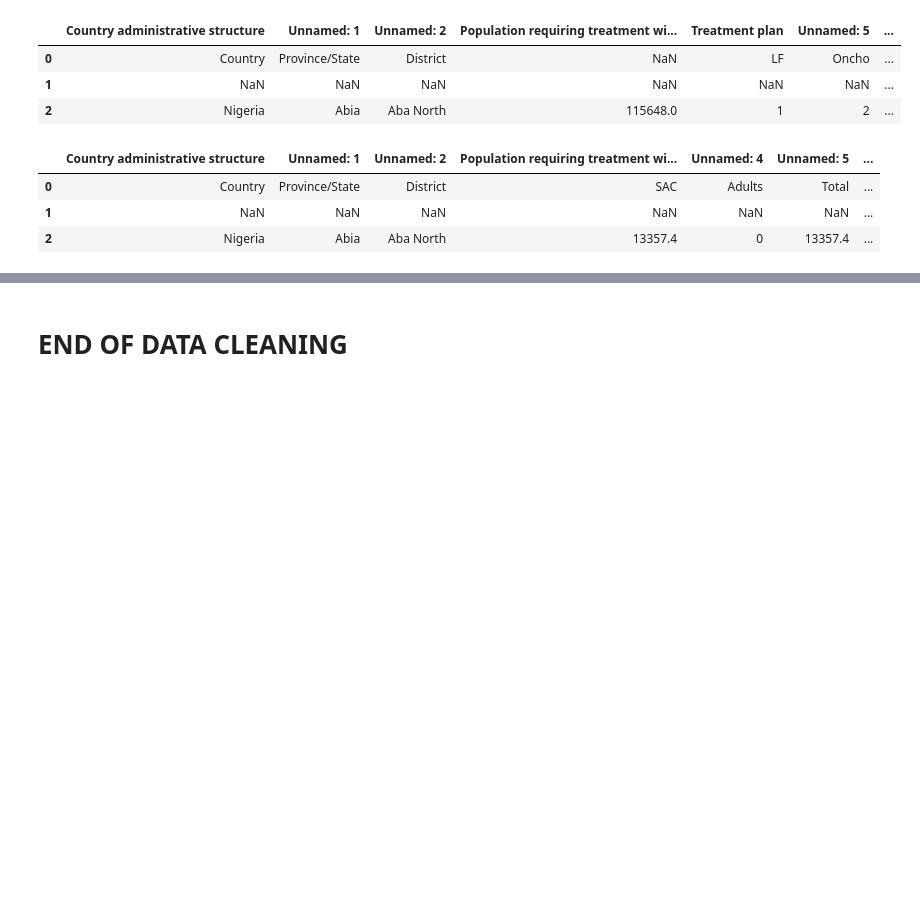
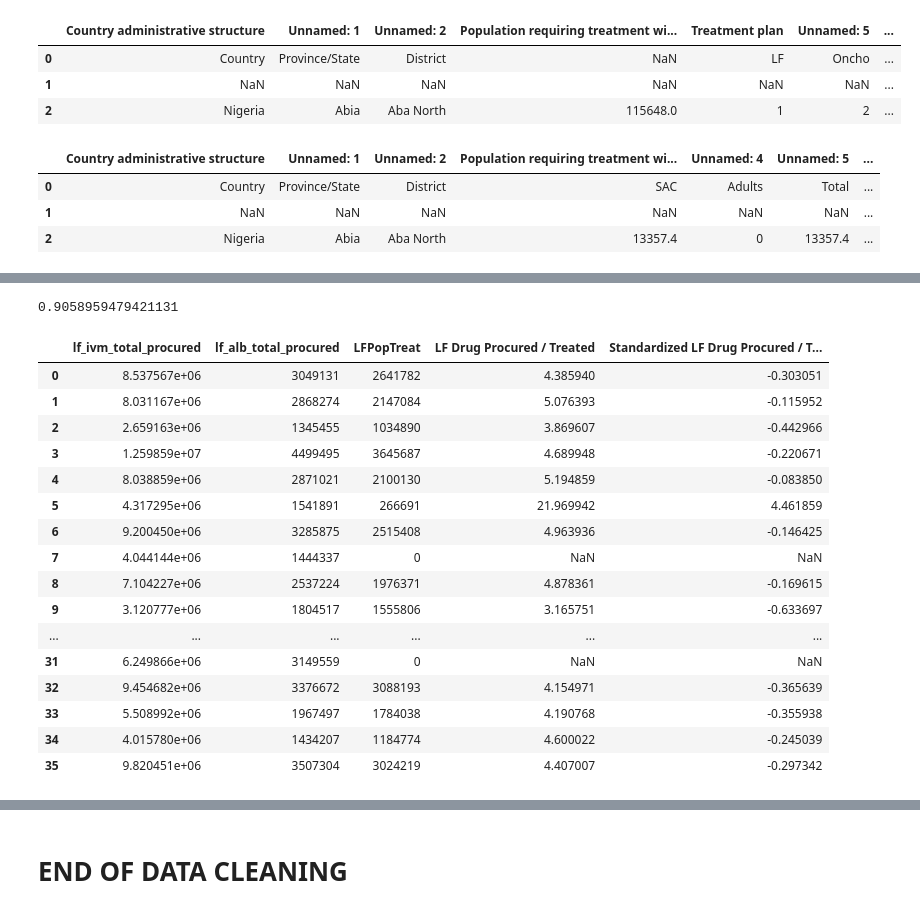
Before and after one commit to stm7631/AA-08-Washington-Data-Wizards, a Jupyter notebook: Code/Cleaning and Aggregating Nigeria Data.ipynb, the cells around one changed output, grey strips where cells are left out. Cells and saved outputs as stored; diff of their text form; code cells hidden in the pictures; blank space fills up the shorter version.

```diff
--- a/Code/Cleaning and Aggregating Nigeria Data.ipynb
+++ b/Code/Cleaning and Aggregating Nigeria Data.ipynb
@@ -273,3 +286,9 @@ full_state_data.loc[(full_state_data['Oncho Drug Procured / Treated'] == 0) & (f
+# %%
+full_state_data['OnchoPopTreat'].sum() / full_state_data['OnchoPopReq'].sum()
+full_state_data['SchPopTreat'].sum() / full_state_data['SchPopReq'].sum()
+full_state_data['LFPopTreat'].sum() / full_state_data['LFPopReq'].sum()
+# %% [output]
+0.9058959479421131
 # %%
 full_state_data['Oncho Drug Procured / Treated'] = pd.to_numeric(full_state_data['Oncho Drug Procured / Treated'])
 full_state_data['Schisto Drug Procured / Treated'] = pd.to_numeric(full_state_data['Schisto Drug Procured / Treated'])
@@ -276 +296,21 @@ full_state_data['Schisto Drug Procured / Treated'] = pd.to_numeric(full_state_da
+# %%
+full_state_data[['lf_ivm_total_procured', 'lf_alb_total_procured', 'LFPopTreat', 'LF Drug Procured / Treated', 'Standardized LF Drug Procured / Treated']]
+# %% [output]
+|  | lf_ivm_total_procured | lf_alb_total_procured | LFPopTreat | LF Drug Procured / Treated | Standardized LF Drug Procured / T... |
+| 0 | 8.537567e+06 | 3049131 | 2641782 | 4.385940 | -0.303051 |
+| 1 | 8.031167e+06 | 2868274 | 2147084 | 5.076393 | -0.115952 |
+| 2 | 2.659163e+06 | 1345455 | 1034890 | 3.869607 | -0.442966 |
+| 3 | 1.259859e+07 | 4499495 | 3645687 | 4.689948 | -0.220671 |
+| 4 | 8.038859e+06 | 2871021 | 2100130 | 5.194859 | -0.083850 |
+| 5 | 4.317295e+06 | 1541891 | 266691 | 21.969942 | 4.461859 |
+| 6 | 9.200450e+06 | 3285875 | 2515408 | 4.963936 | -0.146425 |
+| 7 | 4.044144e+06 | 1444337 | 0 | NaN | NaN |
+| 8 | 7.104227e+06 | 2537224 | 1976371 | 4.878361 | -0.169615 |
+| 9 | 3.120777e+06 | 1804517 | 1555806 | 3.165751 | -0.633697 |
+| ... | ... | ... | ... | ... | ... |
+| 31 | 6.249866e+06 | 3149559 | 0 | NaN | NaN |
+| 32 | 9.454682e+06 | 3376672 | 3088193 | 4.154971 | -0.365639 |
+| 33 | 5.508992e+06 | 1967497 | 1784038 | 4.190768 | -0.355938 |
+| 34 | 4.015780e+06 | 1434207 | 1184774 | 4.600022 | -0.245039 |
+| 35 | 9.820451e+06 | 3507304 | 3024219 | 4.407007 | -0.297342 |
 # %%
```
Also changed, not shown: parts of 9 cells of this notebook, 21 other files.
